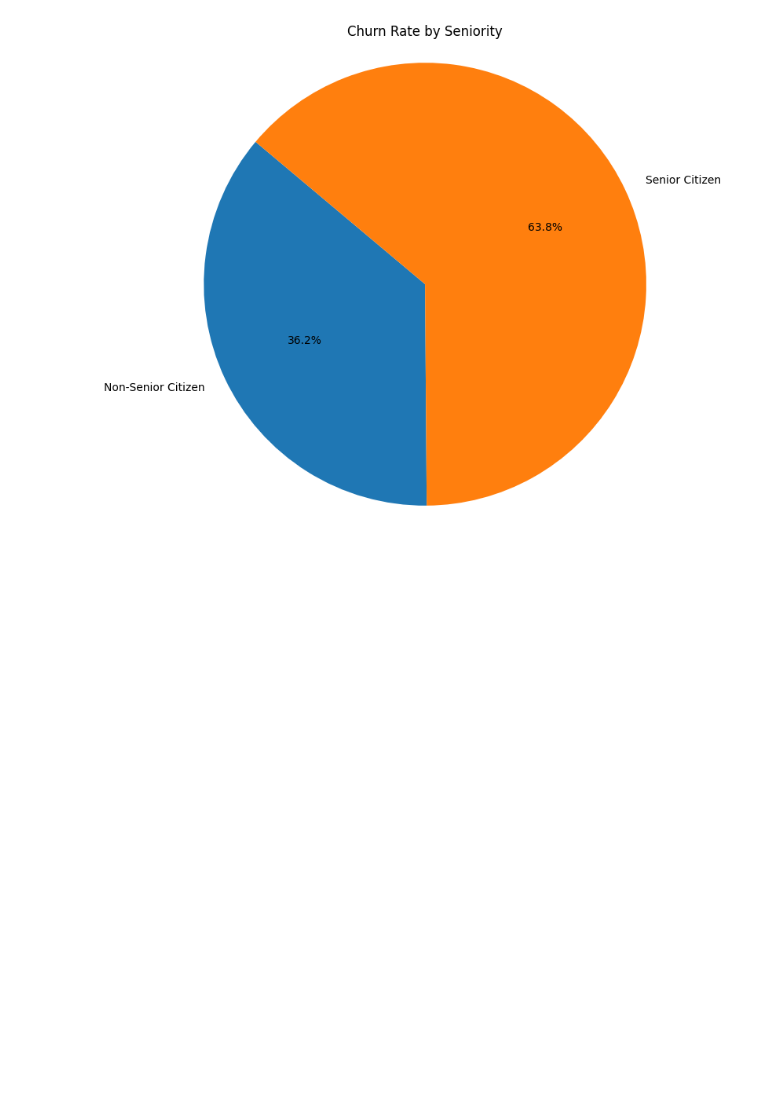
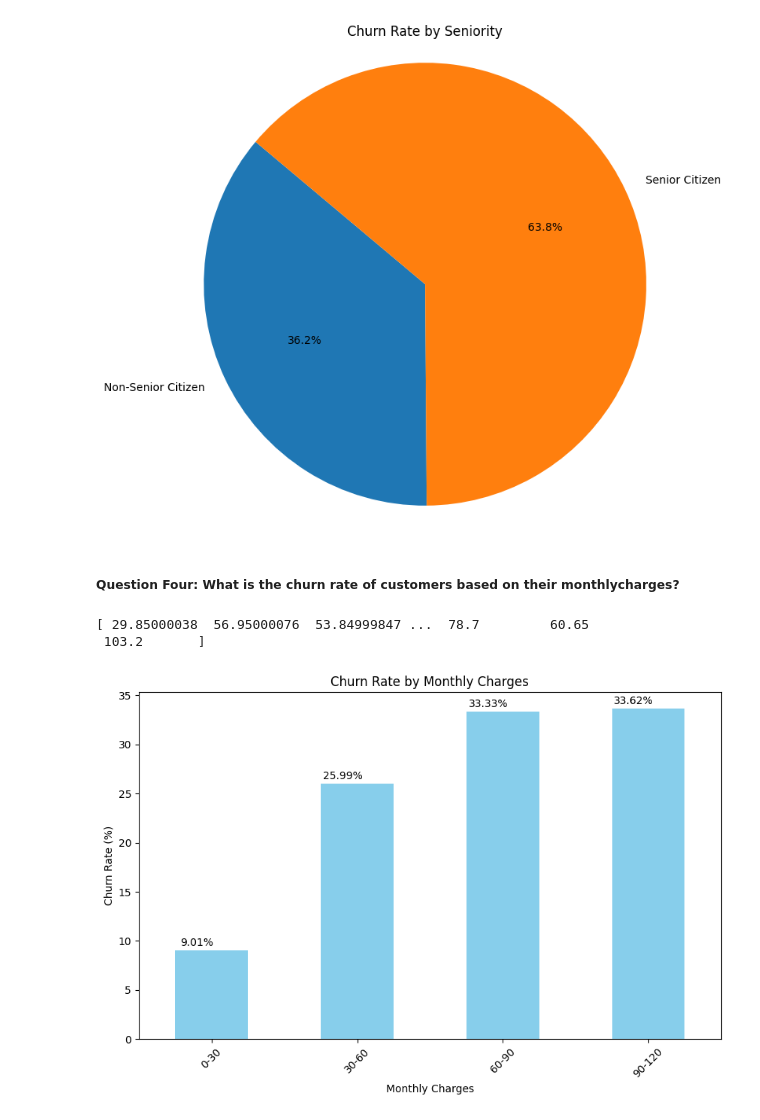
Before and after one commit to AndyMortey/A-Classification-Project-The-Customer-Churn-Analysis, a Jupyter notebook: notebook.ipynb, the cells around one changed output. Drawn from its saved outputs; the diff is of its cells as text; code cells hidden in the pictures; blank space fills up the shorter version.

```diff
--- a/notebook.ipynb
+++ b/notebook.ipynb
@@ -786,3 +786,42 @@ plt.axis('equal')  # Equal aspect ratio ensures that pie is drawn as a circle
 plt.show()
 # %% [output]
 [figure]
+# %% [markdown]
+##### Question Four: What is the churn rate of customers based on their monthlycharges?
+# %%
+#Check unique values in the monthlycharges column
+unique_monthlycharges = df['monthlycharges'].unique()
+
+#Print unique values
+print(unique_monthlycharges)
+# %% [output]
+[ 29.85000038  56.95000076  53.84999847 ...  78.7         60.65
+ 103.2       ]
+# %%
+#Define bins for monthly charges
+bins = [0, 30, 60, 90, 120]
+
+#Create labels for the bins
+labels = ['0-30', '30-60', '60-90', '90-120']
+
+#Assign each monthly charge to a bin
+df['monthly_charges_bin'] = pd.cut(df['monthlycharges'], bins=bins, labels=labels, right=False)
+
+#Calculate churn rate based on monthly charges
+monthly_charges_churn_rate = df.groupby('monthly_charges_bin')['churn'].value_counts(normalize=True)[:, 'Yes'] * 100
+
+#Plot churn rate based on monthly charges using a bar plot
+plt.figure(figsize=(10, 6))
+bars = monthly_charges_churn_rate.plot(kind='bar', color='skyblue')
+plt.title('Churn Rate by Monthly Charges')
+plt.xlabel('Monthly Charges')
+plt.ylabel('Churn Rate (%)')
+plt.xticks(rotation=45)
+
+# Add labels on the bars
+for bar in bars.patches:
+    plt.text(bar.get_x() + bar.get_width() / 2 - 0.1, bar.get_height() + 0.5, f'{bar.get_height():.2f}%', ha='center', color='black')
+
+plt.show()
+# %% [output]
+[figure, added]
```
Also changed, not shown: parts of 7 cells of this notebook.
